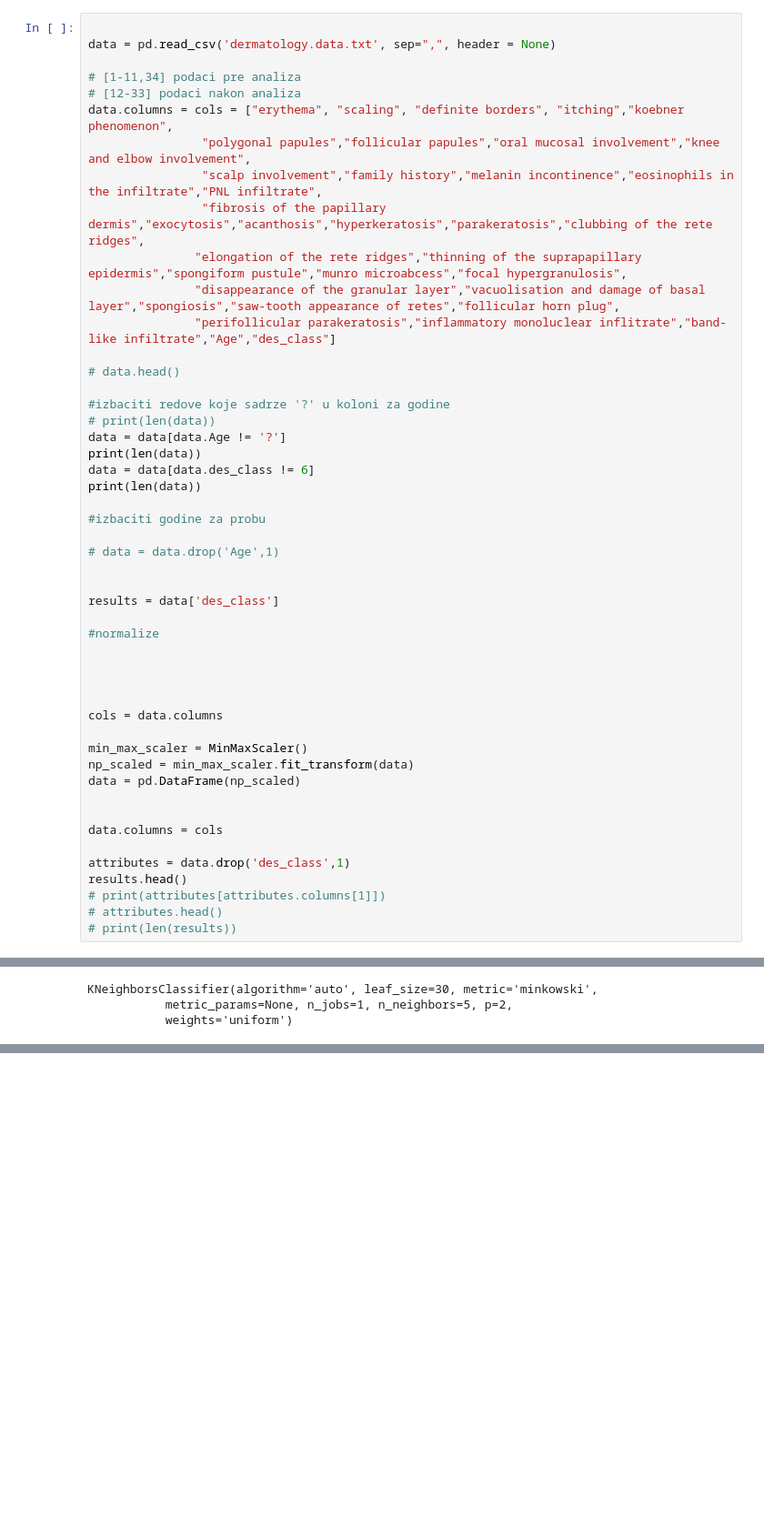
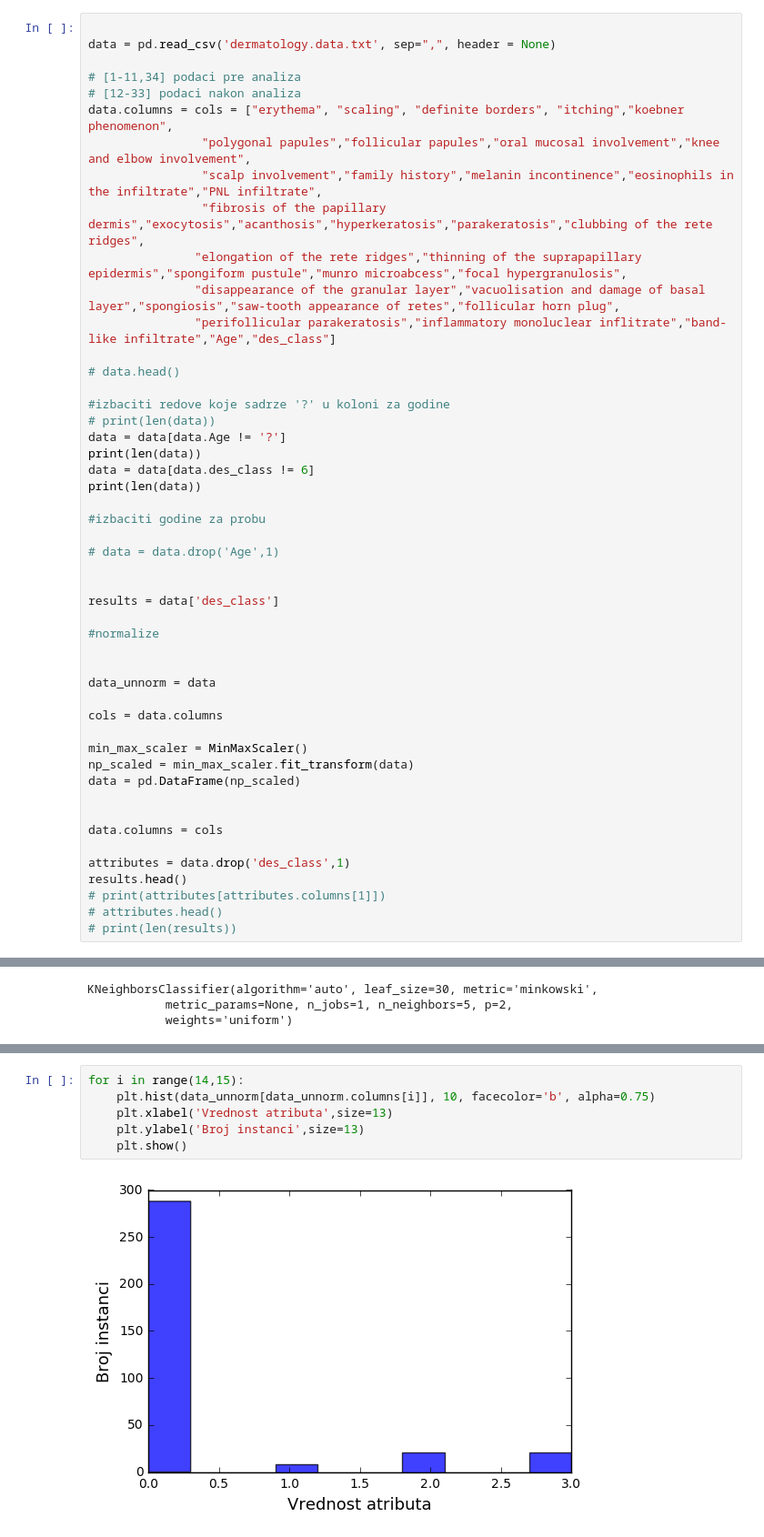
Before and after one commit to Di-mi/RBM, a Jupyter notebook: Poredjenja.ipynb, the cells around one changed output, grey strips where cells are left out. Shown: that part at 91% size. Saved outputs shown, nothing was run; the diff lists cells and outputs as text; blank space fills up the shorter version.

```diff
--- a/Poredjenja.ipynb
+++ b/Poredjenja.ipynb
@@ -49,7 +49,7 @@ results = data['des_class']
 #normalize
 
 
-
+data_unnorm = data
 
 cols = data.columns
 
@@ -239,0 +240,8 @@ plt.show()
+# %%
+for i in range(14,15):
+    plt.hist(data_unnorm[data_unnorm.columns[i]], 10, facecolor='b', alpha=0.75)
+    plt.xlabel('Vrednost atributa',size=13)
+    plt.ylabel('Broj instanci',size=13)
+    plt.show()
+# %% [output]
+[figure, added]
```
Also changed, not shown: parts of 5 cells of this notebook, 1 other file.
